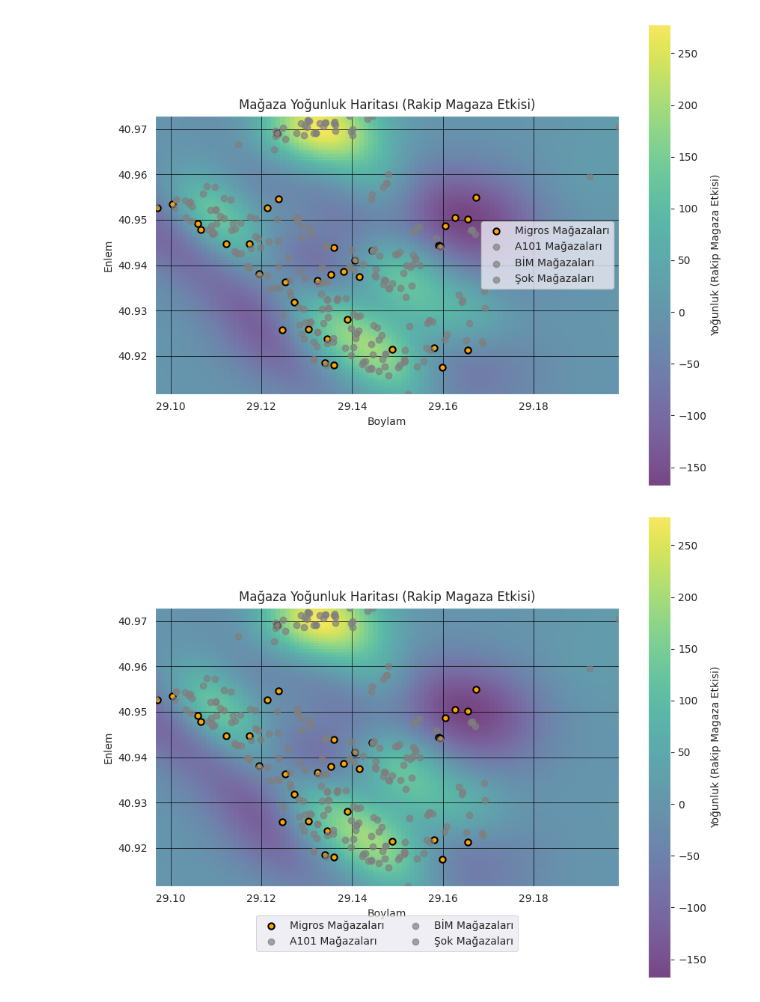
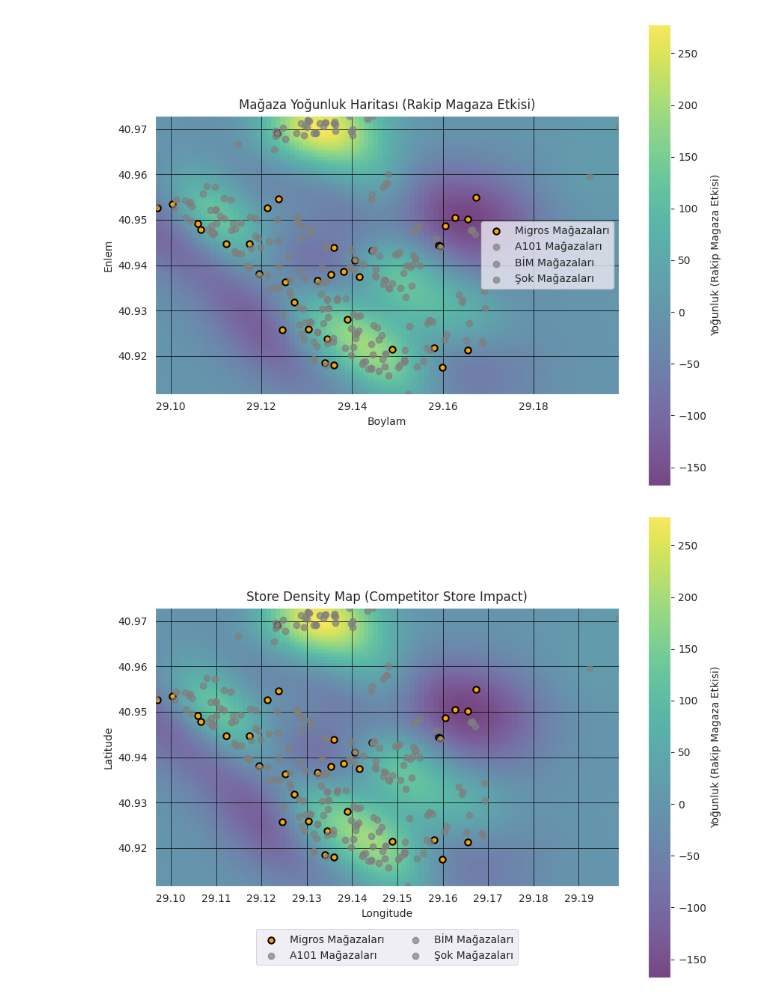
Before and after one commit to umutky/datascience_repo, a Jupyter notebook: bitirme_projesi.ipynb, the cells around one changed output. Drawn from its saved outputs; the diff is of its cells as text; code cells hidden in the pictures.

```diff
--- a/bitirme_projesi.ipynb
+++ b/bitirme_projesi.ipynb
@@ -973,36 +974,37 @@ density_migros = np.reshape(kde_migros(positions).T, x_grid.shape)
 
 # Rakip mağaza sayısı ile yoğunluk hesapla
 density_rakip = density_all - density_migros
 
 # Scatter plot oluştur
 plt.figure(figsize=(10, 8))
 
 # Yoğunluk haritasını çiz
 plt.imshow(np.rot90(density_rakip), cmap=plt.cm.viridis, extent=[min(all_x), max(all_x), min(all_y), max(all_y)], alpha=0.7)
 plt.colorbar(label='Yoğunluk (Rakip Magaza Etkisi)')
 
 # Grid çizgilerini ekleyin
 plt.grid(color='black', linestyle='-', linewidth=0.5)
 
 # Migros, A101, BIM ve Şok mağazalarını scatter plot olarak ekle
 plt.scatter(migros_x, migros_y, color='orange', label='Migros Mağazaları', marker='o', edgecolors='black', linewidth=1.5)
 plt.scatter(a101_x, a101_y, color='gray', label='A101 Mağazaları', marker='o', alpha=0.7)
 plt.scatter(bim_x, bim_y, color='gray', label='BİM Mağazaları', marker='o', alpha=0.7)
 plt.scatter(sok_x, sok_y, color='gray', label='Şok Mağazaları', marker='o', alpha=0.7)
 
 # Eksen etiketleri ve başlık ekle
-plt.xlabel('Boylam')
-plt.ylabel('Enlem')
-plt.title('Mağaza Yoğunluk Haritası (Rakip Magaza Etkisi)')
+plt.xlabel('Longitude')
+plt.ylabel('Latitude')
+plt.title('Store Density Map (Competitor Store Impact)')
 
 # Lejantı ekle ve konumlandır
-legend = plt.legend(loc='lower center', bbox_to_anchor=(0.5, -0.25), ncol=2)  # Orta, alt kısımda
+legend = plt.legend(loc='lower center', bbox_to_anchor=(0.5, -0.30), ncol=2)  # Orta, alt kısımda
 legend.get_frame().set_linewidth(0.7)  # Lejant çerçeve kalınlığı
+plt.xticks([29.10, 29.11, 29.12, 29.13, 29.14, 29.15, 29.16, 29.17, 29.18, 29.19])
 
 # Yüksek çözünürlükte kaydet
-plt.savefig('yoğunluk_haritası.png', dpi=300, bbox_inches='tight')
+plt.savefig('density_map.png', dpi=300, bbox_inches='tight')
 
 # Göster
 plt.show()
 # %% [output]
-[figure, old version]
+[figure, new version]
```
Also changed, not shown: parts of 1 cell of this notebook, 5 other files.
